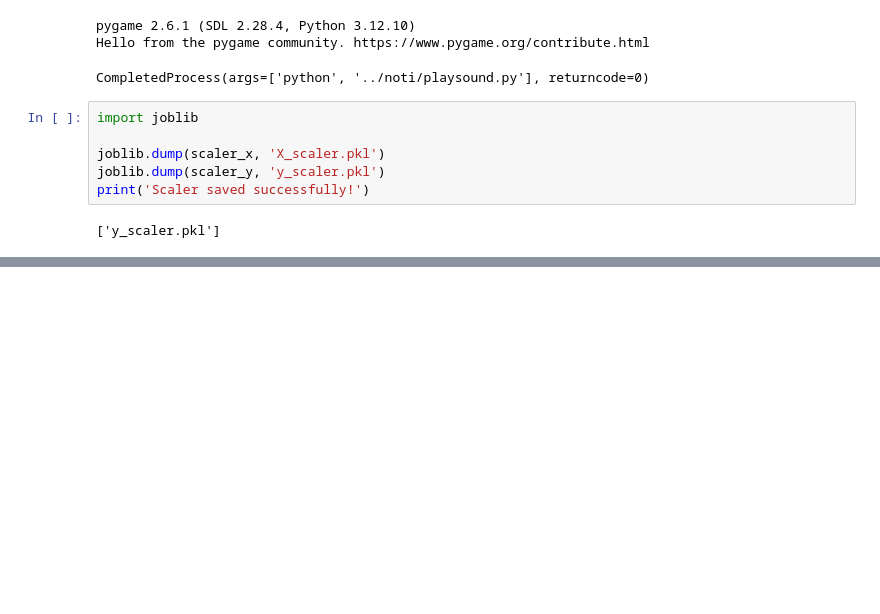
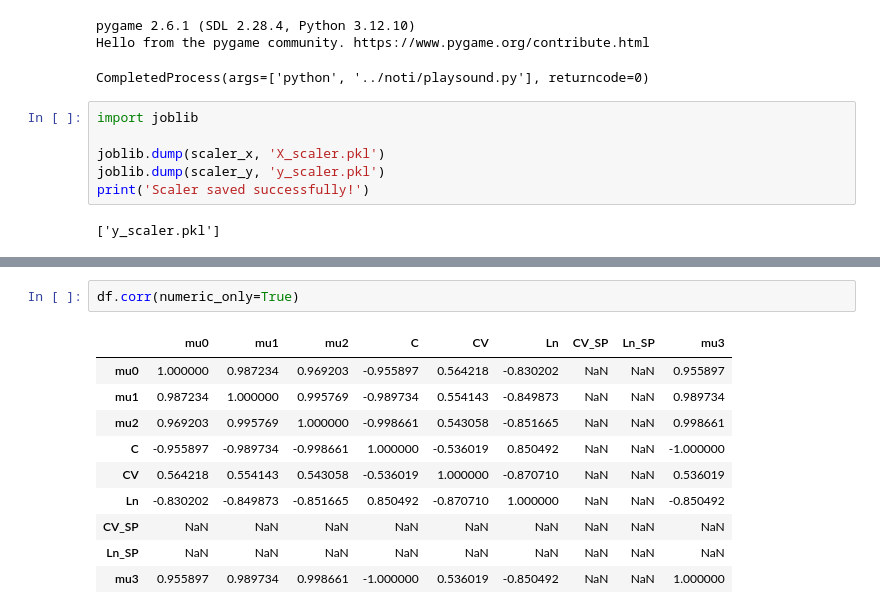
Before and after one commit to Phattharyu/crystallization-partial-drl-ml, a Jupyter notebook: ml-training/ml.ipynb, the cells around one changed output, grey strips where cells are left out. Cells and saved outputs as stored; diff of their text form; blank space fills up the shorter version.

```diff
--- a/ml-training/ml.ipynb
+++ b/ml-training/ml.ipynb
@@ -145,0 +163,13 @@ print(f"RMSE: {rmse}")
+# %%
+df.corr(numeric_only=True)
+# %% [output]
+|  | mu0 | mu1 | mu2 | C | CV | Ln | CV_SP | Ln_SP | mu3 |
+| mu0 | 1.000000 | 0.987234 | 0.969203 | -0.955897 | 0.564218 | -0.830202 | NaN | NaN | 0.955897 |
+| mu1 | 0.987234 | 1.000000 | 0.995769 | -0.989734 | 0.554143 | -0.849873 | NaN | NaN | 0.989734 |
+| mu2 | 0.969203 | 0.995769 | 1.000000 | -0.998661 | 0.543058 | -0.851665 | NaN | NaN | 0.998661 |
+| C | -0.955897 | -0.989734 | -0.998661 | 1.000000 | -0.536019 | 0.850492 | NaN | NaN | -1.000000 |
+| CV | 0.564218 | 0.554143 | 0.543058 | -0.536019 | 1.000000 | -0.870710 | NaN | NaN | 0.536019 |
+| Ln | -0.830202 | -0.849873 | -0.851665 | 0.850492 | -0.870710 | 1.000000 | NaN | NaN | -0.850492 |
+| CV_SP | NaN | NaN | NaN | NaN | NaN | NaN | NaN | NaN | NaN |
+| Ln_SP | NaN | NaN | NaN | NaN | NaN | NaN | NaN | NaN | NaN |
+| mu3 | 0.955897 | 0.989734 | 0.998661 | -1.000000 | 0.536019 | -0.850492 | NaN | NaN | 1.000000 |
```
Also changed, not shown: parts of 3 cells of this notebook, 1 other file.
